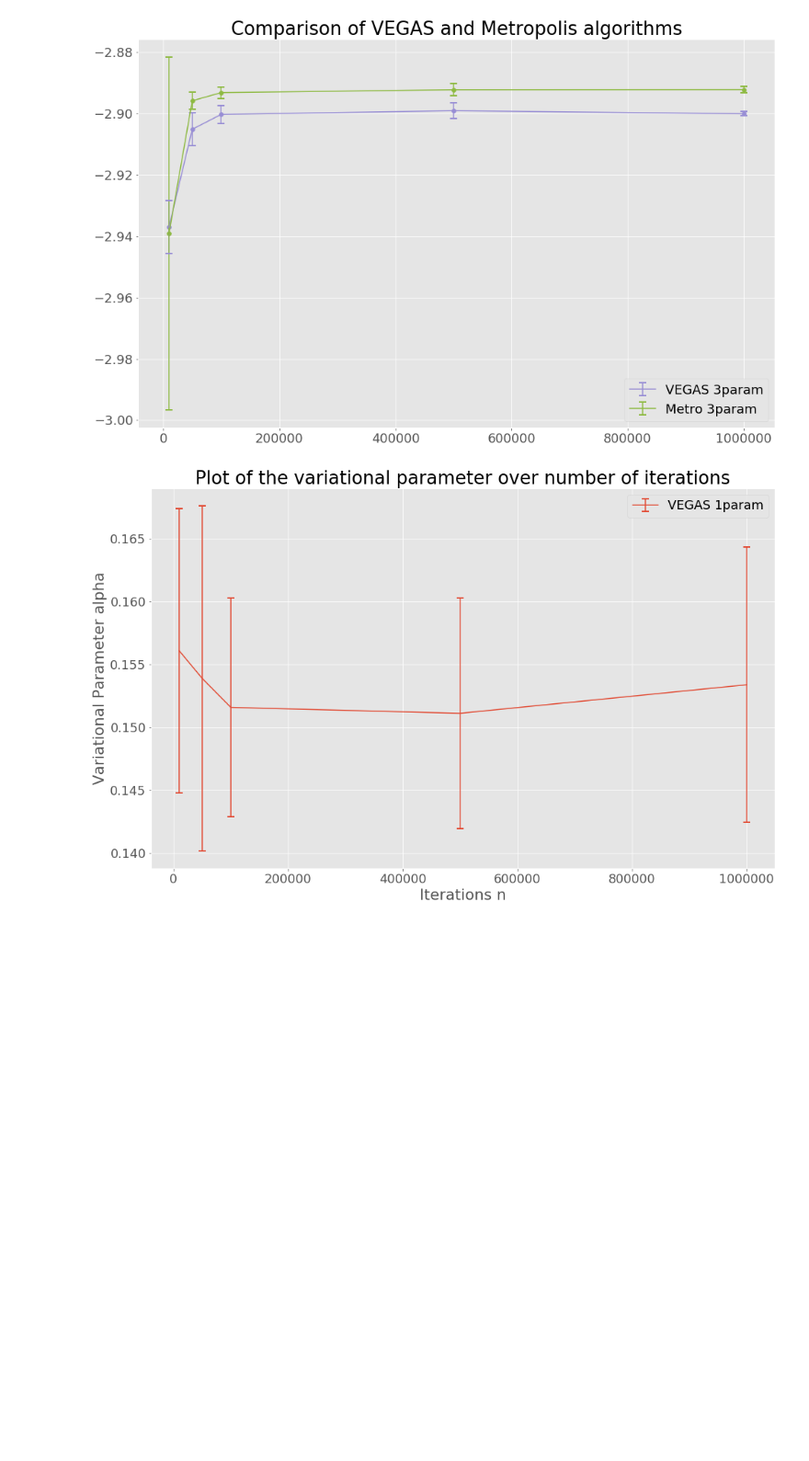
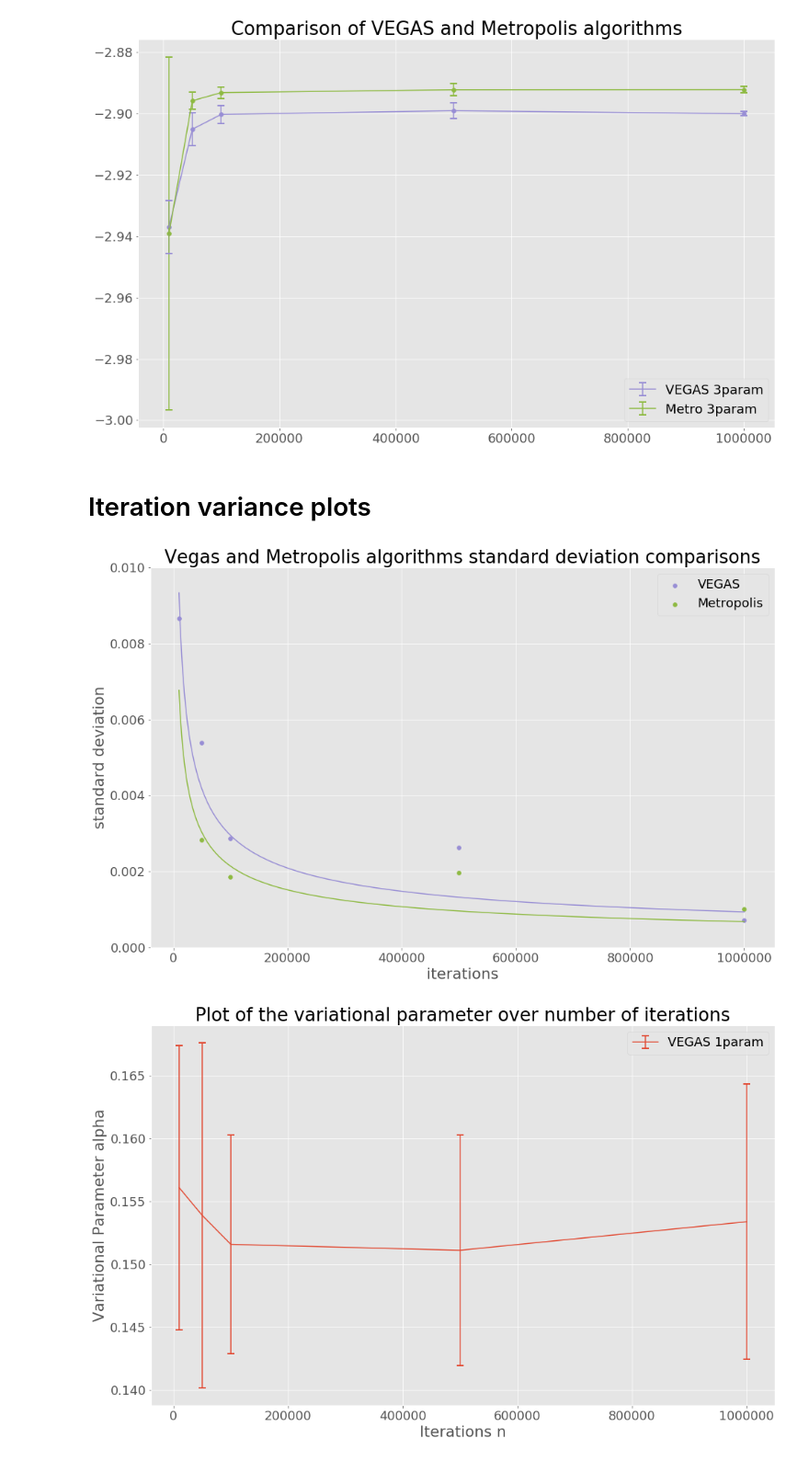
Before and after one commit to metrosierra/quVario, a Jupyter notebook: helium_markii/__results__/processed/vegas_and_metro_analysis.ipynb, the cells around one changed output. Shown at 92% size. Drawn from its saved outputs; the diff is of its cells as text; code cells hidden in the pictures; blank space fills up the shorter version.

```diff
--- a/helium_markii/__results__/processed/vegas_and_metro_analysis.ipynb
+++ b/helium_markii/__results__/processed/vegas_and_metro_analysis.ipynb
@@ -125,4 +119,38 @@ plt.savefig('mv_energy_comp')
 plt.show()
 # %% [output]
 [figure]
+# %% [markdown]
+# Iteration variance plots
+# %%
+from scipy.optimize import curve_fit
+
+plt.style.use('ggplot')
+plt.rcParams.update({'font.size': 18})
+plt.figure(figsize=(16,10))
+
+def std_fit(n, a):
+    return a/np.sqrt(n)
+
+color = get_color(2)
+plt.scatter(iters,threep_estd, color=color, label = 'VEGAS')
+
+fitv, covv = curve_fit(std_fit, iters, threep_estd)
+logiters = np.logspace(4,6)
+plt.plot(logiters, std_fit(logiters, fitv), color=color)
+
+
+color = get_color(5)
+plt.scatter(iters[1:],m_threep_estd[1:], color=color, label = 'Metropolis')
+fitm, covm = curve_fit(std_fit, iters[1:], m_threep_estd[1:])
+plt.plot(logiters, std_fit(logiters, fitm), color=color)
+
+plt.legend()
+plt.title('Vegas and Metropolis algorithms standard deviation comparisons')
+plt.ylabel('standard deviation')
+plt.xlabel('iterations')
+plt.savefig('mv_std_comp')
+plt.ylim(0, 0.010)
+plt.show()
+# %% [output]
+[figure, added]
 # %%
```
Also changed, not shown: parts of 9 cells of this notebook, 21 other files.
